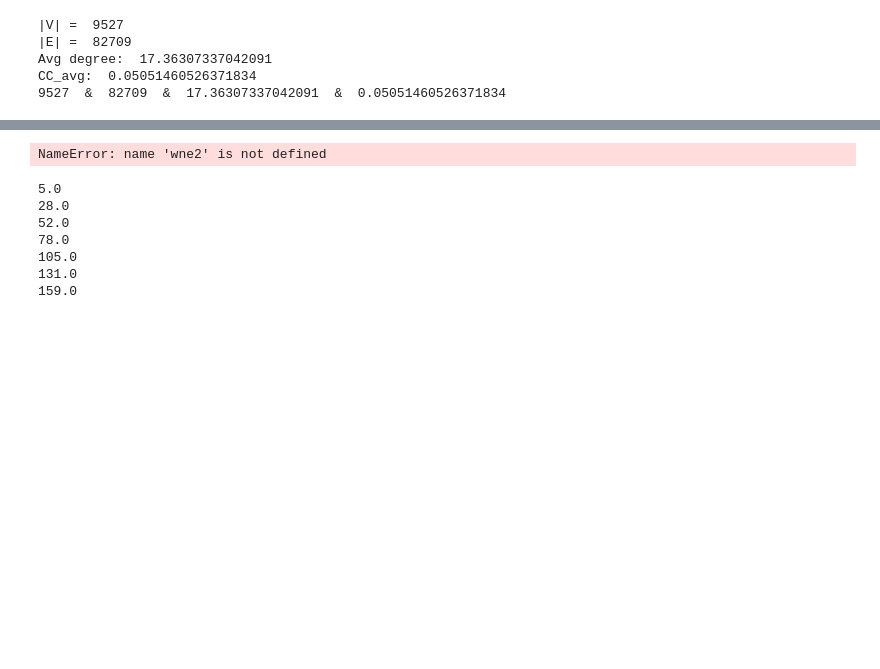
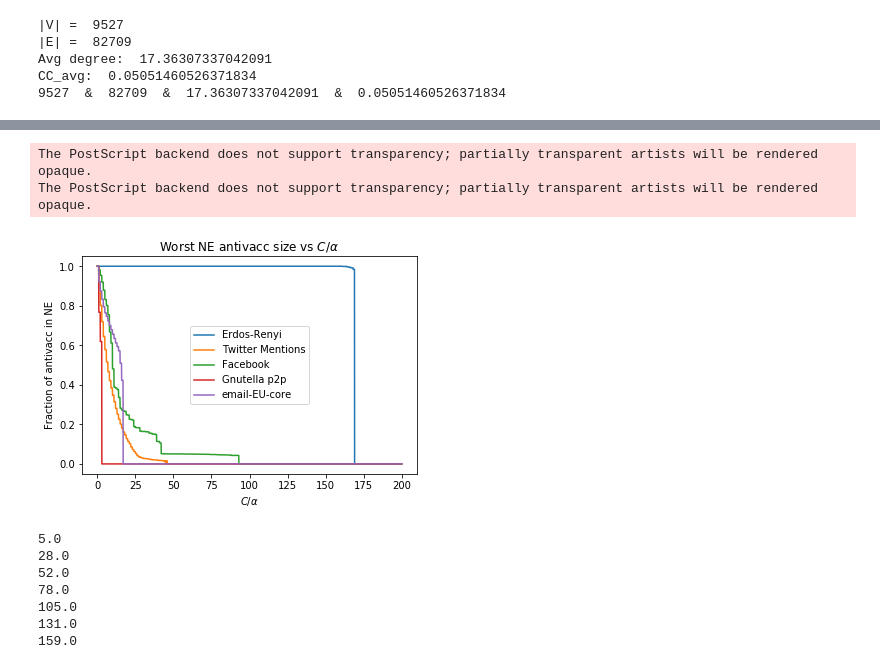
Before and after one commit to ahsantarique/Antivaccine-Sentiment, a Jupyter notebook: Src/threshold_diffusion.ipynb, the cells around one changed output, grey strips where cells are left out. Saved outputs shown, nothing was run; the diff lists cells and outputs as text; code cells hidden in the pictures; blank space fills up the shorter version.

```diff
--- a/Src/threshold_diffusion.ipynb
+++ b/Src/threshold_diffusion.ipynb
@@ -173 +169,6 @@ len(g)-len(S_T)
+# %%
+wtwitter = worst_NE_size
+# %%
+wne = [werdos, wtwitter, wfb, wp2p, wemail]
+legend = ['Erdos-Renyi', 'Twitter Mentions', 'Facebook', 'Gnutella p2p', 'email-EU-core']
 # %%
@@ -187,17 +177,19 @@ NameError: name 'wp2p' is not defined
 # %%
-for w in wne2:
+for w in wne:
     plt.plot(c, np.array(w)/w[0])
 
 # plt.plot(c, np.array(wne[0])/wne[0][0], color='red')
 
 
 plt.xlabel(r'$C/\alpha$')
 plt.ylabel('Fraction of antivacc in NE')
 plt.title('Worst NE antivacc size vs' + r' $C/\alpha$')
-plt.legend(legend2)
-plt.savefig('wne2.eps')
+plt.legend(legend)
+plt.savefig('wne.eps')
 # %% [output]
-NameError: name 'wne2' is not defined
+The PostScript backend does not support transparency; partially transparent artists will be rendered opaque.
+The PostScript backend does not support transparency; partially transparent artists will be rendered opaque.
+[figure, added]
 # %%
 '7.2'
 
```
Also changed, not shown: parts of 4 cells of this notebook, 9 other files.
